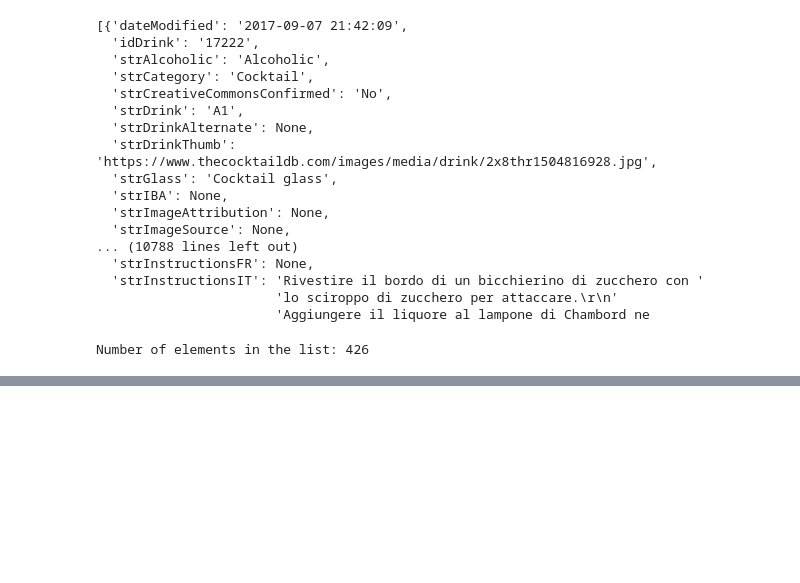
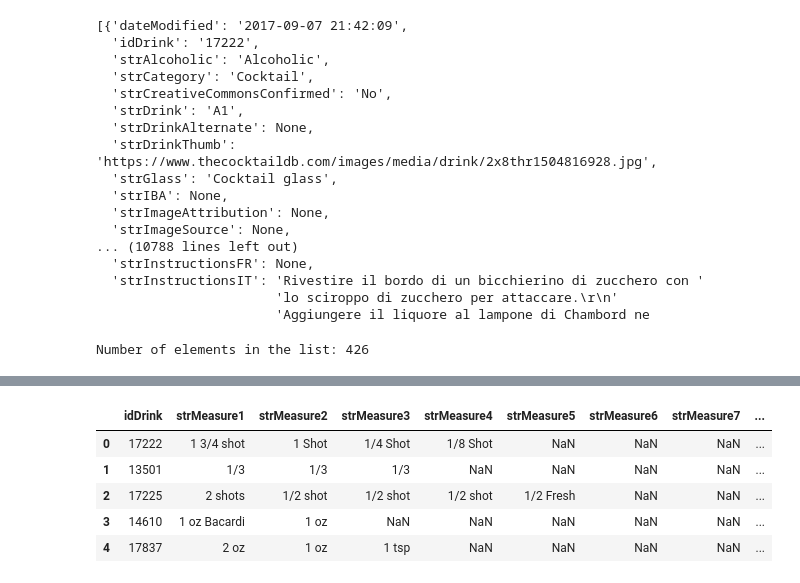
Before and after one commit to UTA-Class-Group-Projects/project_3, a Jupyter notebook: Project_3_Cocktail_API_Python_Script.ipynb, the cells around one changed output, grey strips where cells are left out. Drawn from its saved outputs; the diff is of its cells as text; code cells hidden in the pictures; blank space fills up the shorter version.

```diff
--- a/Project_3_Cocktail_API_Python_Script.ipynb
+++ b/Project_3_Cocktail_API_Python_Script.ipynb
@@ -91,0 +163,31 @@ AttributeError: 'list' object has no attribute 'keys'
+# %%
+measures_list = ['strMeasure1',
+                 'strMeasure2',
+                 'strMeasure3',
+                 'strMeasure4',
+                 'strMeasure5',
+                 'strMeasure6',
+                 'strMeasure7',
+                 'strMeasure8',
+                 'strMeasure9',
+                 'strMeasure10',
+                 'strMeasure11']
+
+
+ingredients_list = ['strIngredient1',
+                    'strIngredient2',
+                    'strIngredient3',
+                    'strIngredient4',
+                    'strIngredient5',
+                    'strIngredient6',
+                    'strIngredient7',
+                    'strIngredient8',
+                    'strIngredient9',
+                    'strIngredient10',
+                    'strIngredient11']
+
+cocktail_df_exclude_cols = measures_list + ingredients_list
+
+#Cocktails DB
+cocktails_df = df.drop(columns=cocktail_df_exclude_cols)
+cocktails_df.head()
@@ -91,0 +224,12 @@ AttributeError: 'list' object has no attribute 'keys'
+# %%
+#Measures table
+measures_list = ['idDrink'] + measures_list
+measures_df = df[measures_list]
+measures_df.head()
+# %% [output]
+|  | idDrink | strMeasure1 | strMeasure2 | strMeasure3 | strMeasure4 | strMeasure5 | strMeasure6 | strMeasure7 | ... |
+| 0 | 17222 | 1 3/4 shot | 1 Shot | 1/4 Shot | 1/8 Shot | NaN | NaN | NaN | ... |
+| 1 | 13501 | 1/3 | 1/3 | 1/3 | NaN | NaN | NaN | NaN | ... |
+| 2 | 17225 | 2 shots | 1/2 shot | 1/2 shot | 1/2 shot | 1/2 Fresh | NaN | NaN | ... |
+| 3 | 14610 | 1 oz Bacardi | 1 oz | NaN | NaN | NaN | NaN | NaN | ... |
+| 4 | 17837 | 2 oz | 1 oz | 1 tsp | NaN | NaN | NaN | NaN | ... |
```
Also changed, not shown: parts of 9 cells of this notebook, 4 other files.
